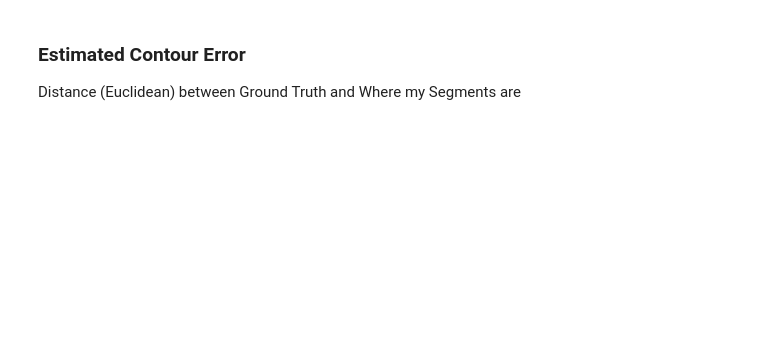
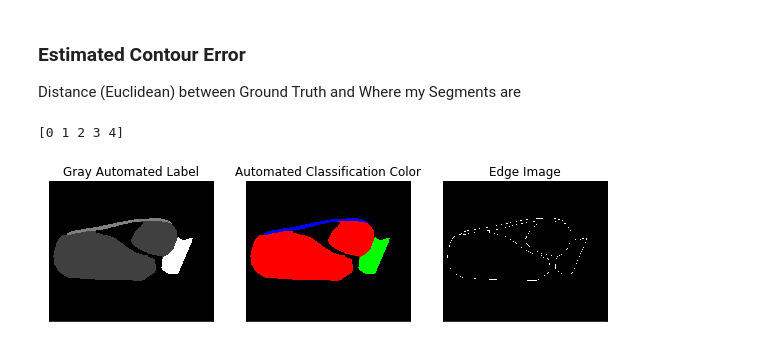
Before and after one commit to simasima121/relaynet_pytorch, a Jupyter notebook: Metrics.ipynb, the cells around one changed output. Cells and saved outputs as stored; diff of their text form; code cells hidden in the pictures; blank space fills up the shorter version.

```diff
--- a/Metrics.ipynb
+++ b/Metrics.ipynb
@@ -337,3 +389,29 @@ Average Dice Score: 0.7772
 ### Estimated Contour Error
 
 Distance (Euclidean) between Ground Truth and Where my Segments are
+# %%
+import cv2
+import numpy as np
+from matplotlib import pyplot as plt
+
+print(np.unique(res))
+output = label_img_to_rgb(res)
+
+slice1Copy = np.uint8(res)
+slicecanny = cv2.Canny(slice1Copy,1,500)
+
+edges = cv2.Canny(output,100,200)
+
+plt.subplot(131)
+plt.imshow(res,cmap = 'gray')
+plt.title('Gray Automated Label'), plt.xticks([]), plt.yticks([])
+plt.subplot(132)
+plt.imshow(output)
+plt.title('Automated Classification Color'), plt.xticks([]), plt.yticks([])
+plt.subplot(133),plt.imshow(edges)
+plt.title('Edge Image'), plt.xticks([]), plt.yticks([])
+
+plt.show()
+# %% [output]
+[0 1 2 3 4]
+[figure, added]
```
Also changed, not shown: parts of 15 cells of this notebook.
